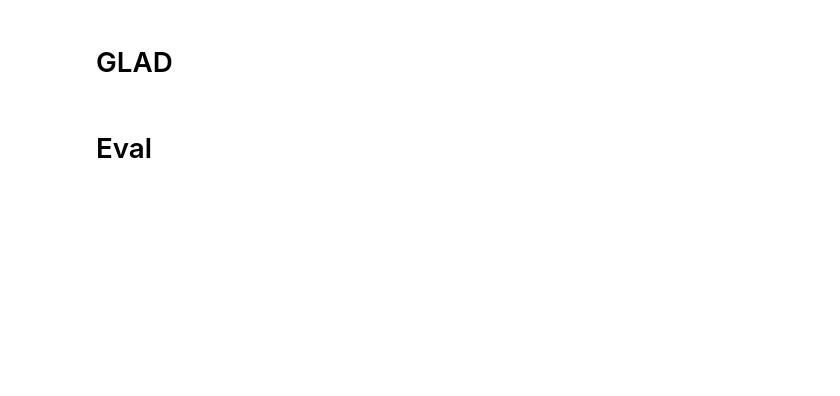
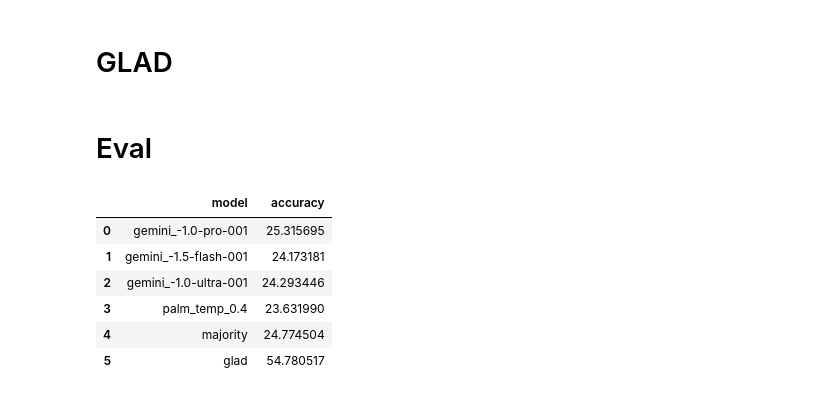
Before and after one commit to Amirosimani/llm_annotator, a Jupyter notebook: ghack.ipynb, the cells around one changed output. Saved outputs shown, nothing was run; the diff lists cells and outputs as text; code cells hidden in the pictures; blank space fills up the shorter version.

```diff
--- a/ghack.ipynb
+++ b/ghack.ipynb
@@ -202,9 +226,6 @@ filename
 from utils import glad
 # %%
 glad_output = glad(filename)
-# %%
-glad_output = glad(filename)
-glad_output
 # %% [markdown]
 # Eval
 # %%
@@ -249,14 +270,23 @@ def accuracy_with_none_penalty(y_true, y_pred):
 
     return accuracy_score(filtered_y_true, filtered_y_pred)
 # %%
-# with open("./data/raw_llm_response_100__20240529.json", "r") as f:
-#     llm_response = json.load(f)
+with open("./data/20240530/llm_response_2000__20240530.json", "r") as f:
+    llm_response = json.load(f)
 
 # df_glad = pd.read_csv("./data/label_glad__20240529.csv")
 # %%
 llm_response["majority"] = get_majority_vote(llm_response)
 # llm_response["glad"] = df_glad["label"].values
 llm_response["glad"] = list(glad_output['labels'].values())
+# %%
+differing_indices = [i for i in range(len(llm_response["glad"])) if llm_response["glad"][i] != dataset['answer'][i]]
+# %%
+
+indices_to_replace = random.sample(differing_indices, 500)
+
+
+for idx in indices_to_replace:
+    llm_response["glad"][idx] = dataset['answer'][idx]
 # %%
 d = {}
 for k, v in llm_response.items():
@@ -264,6 +294,15 @@ for k, v in llm_response.items():
 # %%
 df = pd.DataFrame([d]).T.reset_index()
 df.columns = ["model", "accuracy"]
+df
+# %% [output]
+|  | model | accuracy |
+| 0 | gemini_-1.0-pro-001 | 25.315695 |
+| 1 | gemini_-1.5-flash-001 | 24.173181 |
+| 2 | gemini_-1.0-ultra-001 | 24.293446 |
+| 3 | palm_temp_0.4 | 23.631990 |
+| 4 | majority | 24.774504 |
+| 5 | glad | 54.780517 |
 # %%
 # hard questions
 q_list = [q for i,q in enumerate(dataset['question']) if i in keep_idx]
```
Also changed, not shown: parts of 14 cells of this notebook, 13 other files.
